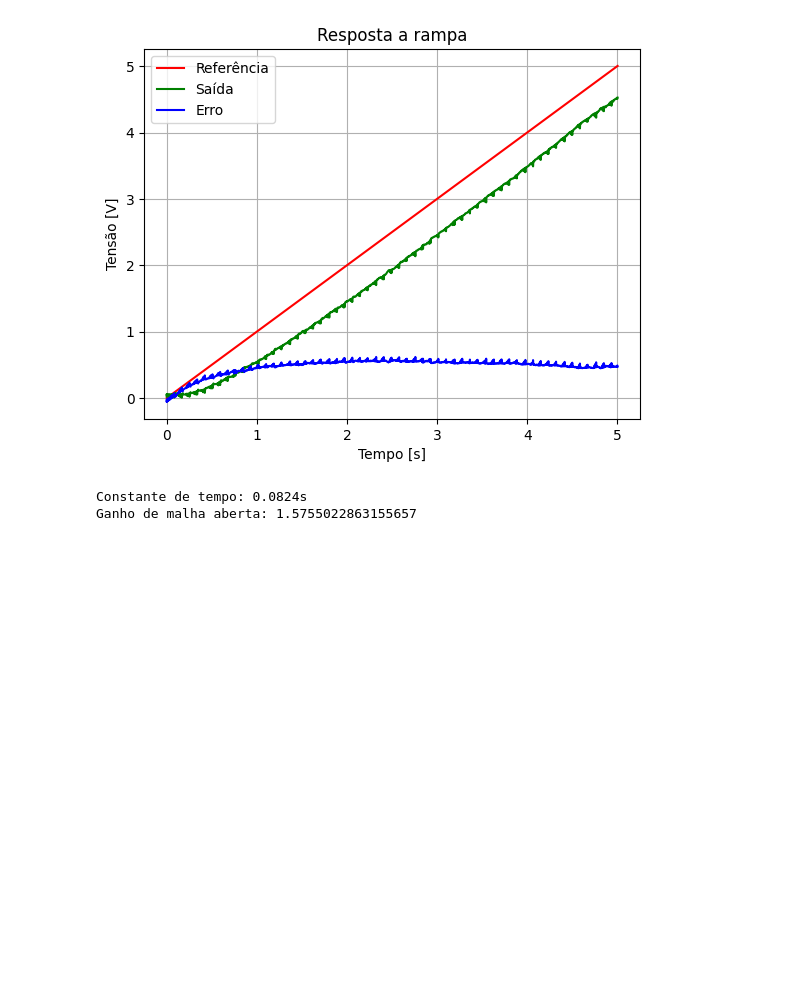
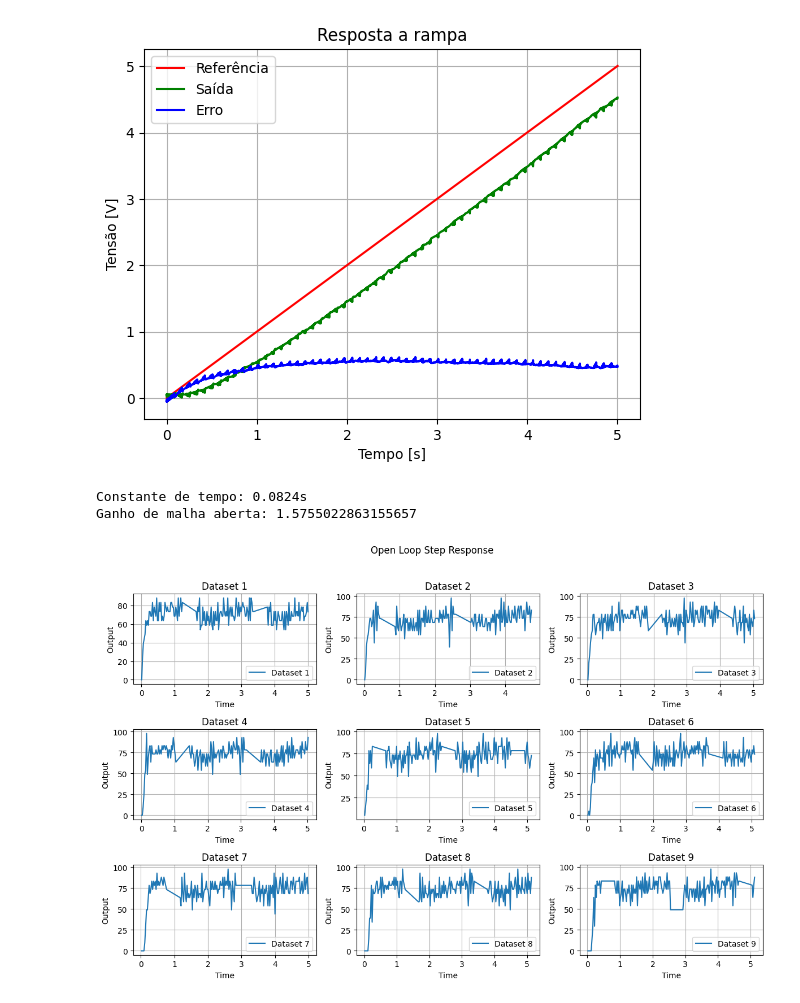
Before and after one commit to Telepresence-UFABC/Controller, a Jupyter notebook: dataviz.ipynb, the cells around one changed output. Drawn from its saved outputs; the diff is of its cells as text; code cells hidden in the pictures; blank space fills up the shorter version.

Commit message:
remove outliers and create plot

```diff
--- a/dataviz.ipynb
+++ b/dataviz.ipynb
@@ -143,3 +143,24 @@ with open("system_parameters/motor_1.info", "w") as file:
         "tau": tau.mean(),
         "K":1/ss_err.mean()
     }, file)
+# %%
+fig, axs = plt.subplots(3, 3, figsize=(12, 8))
+fig.suptitle('Open Loop Step Response')
+
+for i in range(1, 10):
+    file_path = f'plot_data/data/11_12/step_open_loop_{i}.csv'
+    df = pd.read_csv(file_path)
+
+    row, col = divmod(i-1, 3)
+    axs[row, col].plot(df['Time'], df['Output'], label=f'Dataset {i}')
+    axs[row, col].set_title(f'Dataset {i}')
+    axs[row, col].set_xlabel('Time')
+    axs[row, col].set_ylabel('Output')
+    axs[row, col].legend()
+    axs[row, col].grid(True)
+
+plt.tight_layout(rect=[0, 0, 1, 0.96])
+
+plt.show()
+# %% [output]
+[figure, added]
```
Also changed, not shown: 9 other files.
